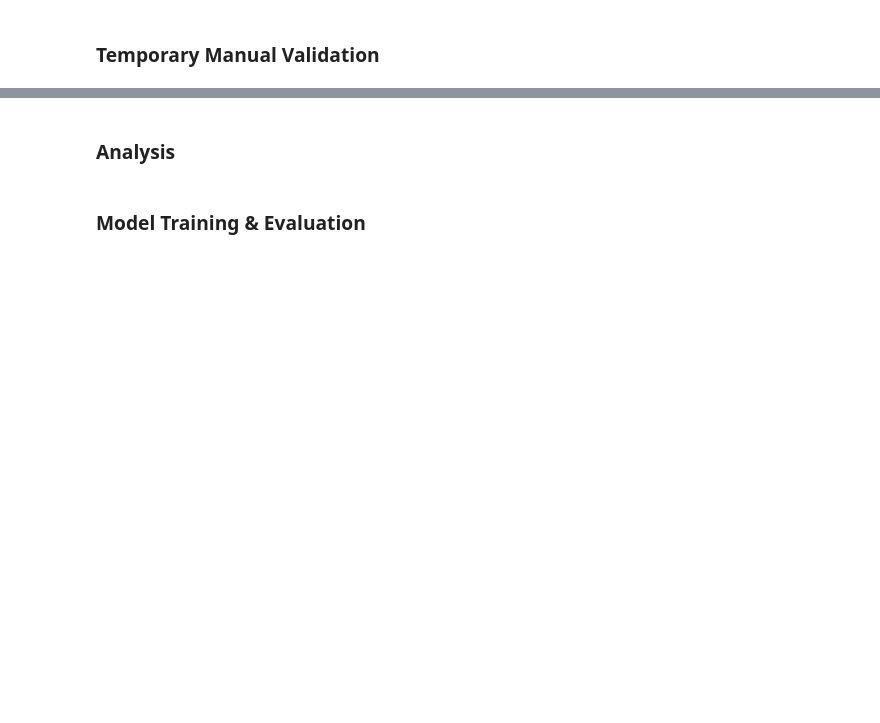
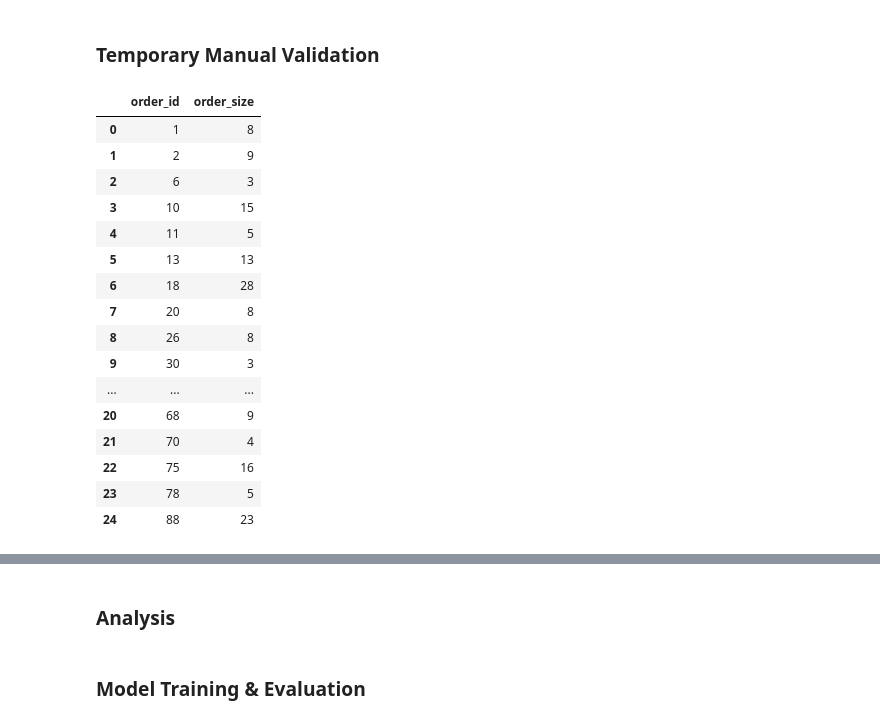
Before and after one commit to d-schneid/binary-tip-classification, a Jupyter notebook: team_07_project_submission.ipynb, the cells around one changed output, grey strips where cells are left out. Drawn from its saved outputs; the diff is of its cells as text; code cells hidden in the pictures; blank space fills up the shorter version.

```diff
--- a/team_07_project_submission.ipynb
+++ b/team_07_project_submission.ipynb
@@ -95,10 +204,28 @@ print(f"Number of NaN or null values in each column:\n{data_store.get_orders_tip
 # %% [markdown]
 ### Temporary Manual Validation
 # %%
-orders_joined = data_store.get_orders_joined()
+orders_joined = data_manager.get_orders_joined()
 order_size = orders_joined.groupby('order_id')['order_number'].size().reset_index().rename(
     columns={'order_number': 'order_size'})
 order_size.head(25)
+# %% [output]
+|  | order_id | order_size |
+| 0 | 1 | 8 |
+| 1 | 2 | 9 |
+| 2 | 6 | 3 |
+| 3 | 10 | 15 |
+| 4 | 11 | 5 |
+| 5 | 13 | 13 |
+| 6 | 18 | 28 |
+| 7 | 20 | 8 |
+| 8 | 26 | 8 |
+| 9 | 30 | 3 |
+| ... | ... | ... |
+| 20 | 68 | 9 |
+| 21 | 70 | 4 |
+| 22 | 75 | 16 |
+| 23 | 78 | 5 |
+| 24 | 88 | 23 |
 # %%
 print(f"Order size example: {order_size[order_size['order_id'] == 2168274]['order_size'].values[0]}")
 orders_joined[orders_joined['order_id'] == 2168274]
```
Also changed, not shown: parts of 27 cells of this notebook, 18 other files.
